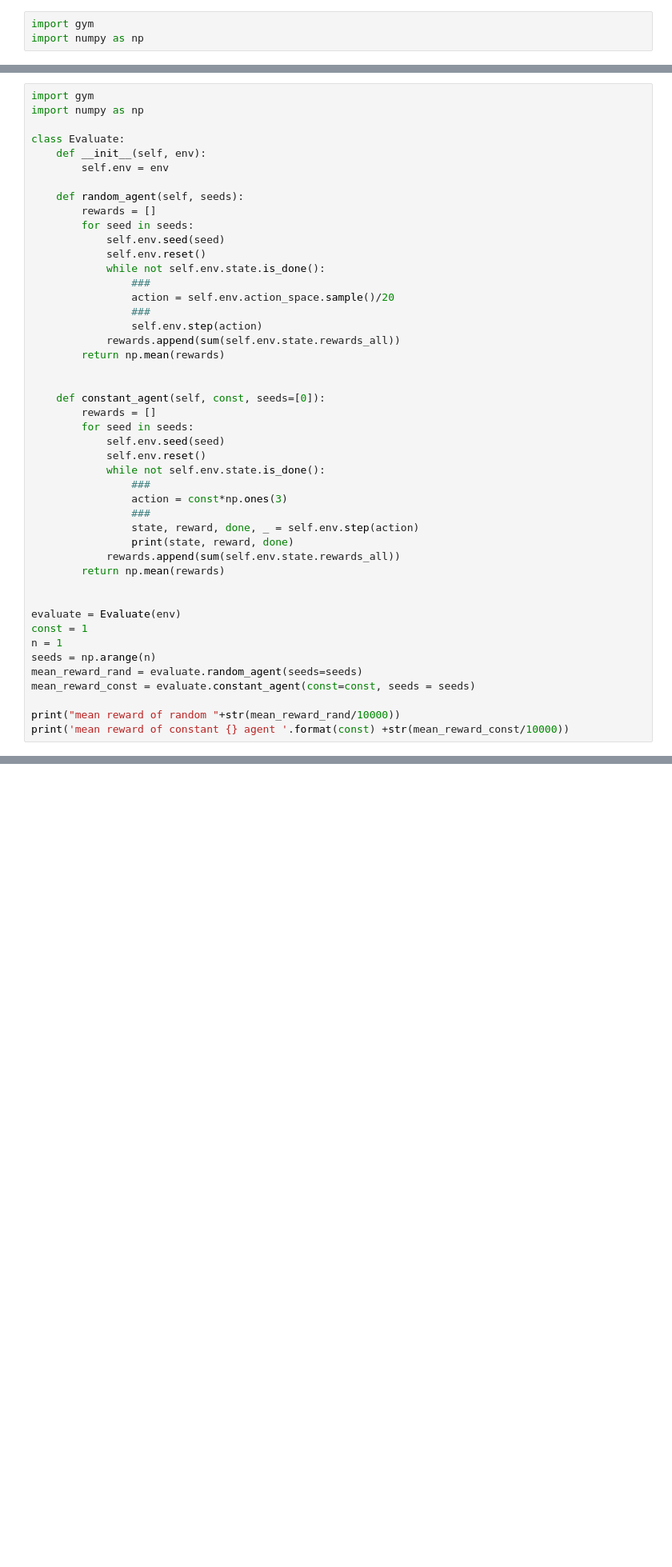
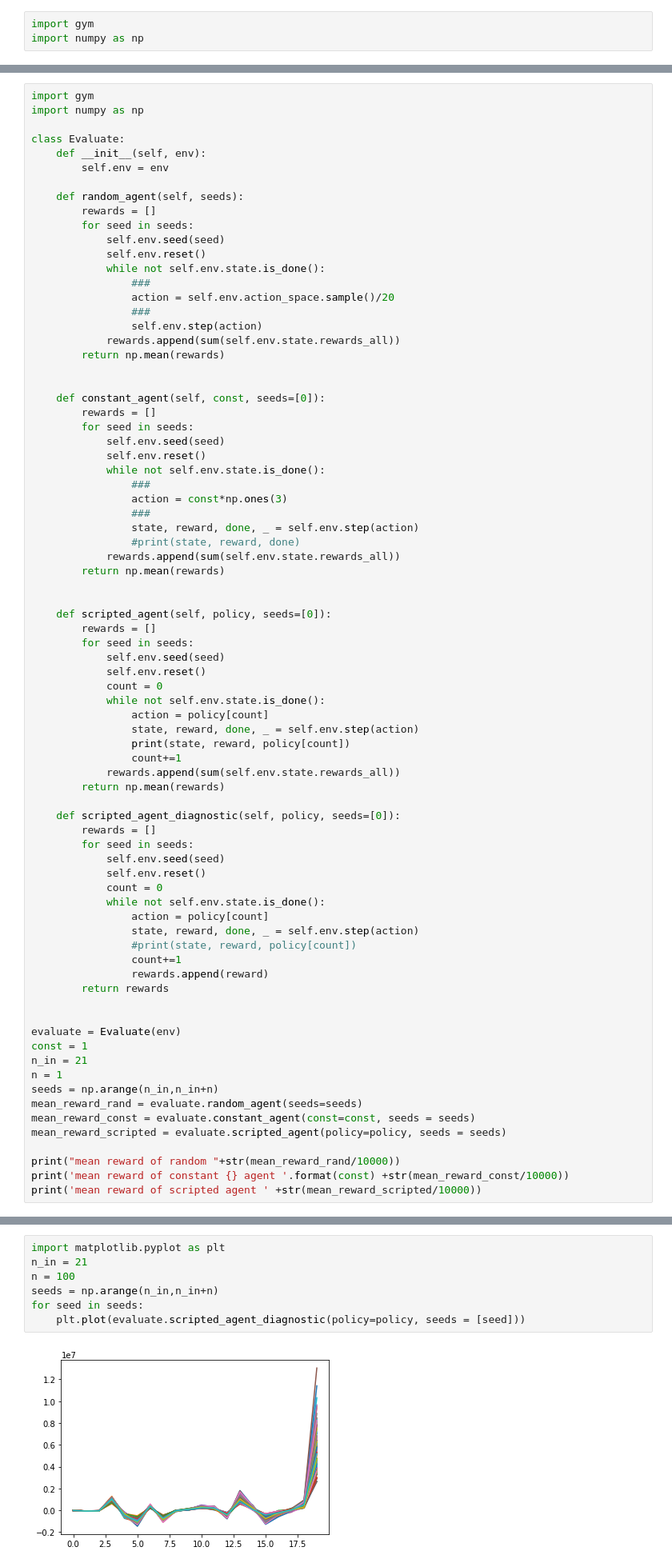
Before and after one commit to DavideZFC/netzerotc-project, a Jupyter notebook: local_agent_training_and_evaluation/Prova_filo.ipynb, the cells around one changed output, grey strips where cells are left out. Shown at 80% size. Drawn from its saved outputs; the diff is of its cells as text; blank space fills up the shorter version.

```diff
--- a/local_agent_training_and_evaluation/Prova_filo.ipynb
+++ b/local_agent_training_and_evaluation/Prova_filo.ipynb
@@ -57,18 +46,50 @@ class Evaluate:
                 action = const*np.ones(3)
                 ###
                 state, reward, done, _ = self.env.step(action)
-                print(state, reward, done)
+                #print(state, reward, done)
             rewards.append(sum(self.env.state.rewards_all))
         return np.mean(rewards)
 
 
+    def scripted_agent(self, policy, seeds=[0]):
+        rewards = []
+        for seed in seeds:
+            self.env.seed(seed)
+            self.env.reset()
+            count = 0
+            while not self.env.state.is_done():
+                action = policy[count]
+                state, reward, done, _ = self.env.step(action)
+                print(state, reward, policy[count])
+                count+=1
+            rewards.append(sum(self.env.state.rewards_all))
+        return np.mean(rewards)
+
+    def scripted_agent_diagnostic(self, policy, seeds=[0]):
+        rewards = []
+        for seed in seeds:
+            self.env.seed(seed)
+            self.env.reset()
+            count = 0
+            while not self.env.state.is_done():
+                action = policy[count]
+                state, reward, done, _ = self.env.step(action)
+                #print(state, reward, policy[count])
+                count+=1
+                rewards.append(reward)
+        return rewards
+
+
 evaluate = Evaluate(env)
 const = 1
+n_in = 21
 n = 1
-seeds = np.arange(n)
+seeds = np.arange(n_in,n_in+n)
 mean_reward_rand = evaluate.random_agent(seeds=seeds)
 mean_reward_const = evaluate.constant_agent(const=const, seeds = seeds)
+mean_reward_scripted = evaluate.scripted_agent(policy=policy, seeds = seeds)
 
 print("mean reward of random "+str(mean_reward_rand/10000))
 print('mean reward of constant {} agent '.format(const) +str(mean_reward_const/10000))
+print('mean reward of scripted agent ' +str(mean_reward_scripted/10000))
 # %% [output]
@@ -92,3 +117,12 @@ mean reward of constant 1 agent 55.47640573730469
+# %%
+import matplotlib.pyplot as plt
+n_in = 21
+n = 100
+seeds = np.arange(n_in,n_in+n)
+for seed in seeds:
+    plt.plot(evaluate.scripted_agent_diagnostic(policy=policy, seeds = [seed]))
+# %% [output]
+[figure, added]
 # %%
 env.plot()
 # %% [output]
```
Also changed, not shown: parts of 9 cells of this notebook, 5 other files.
